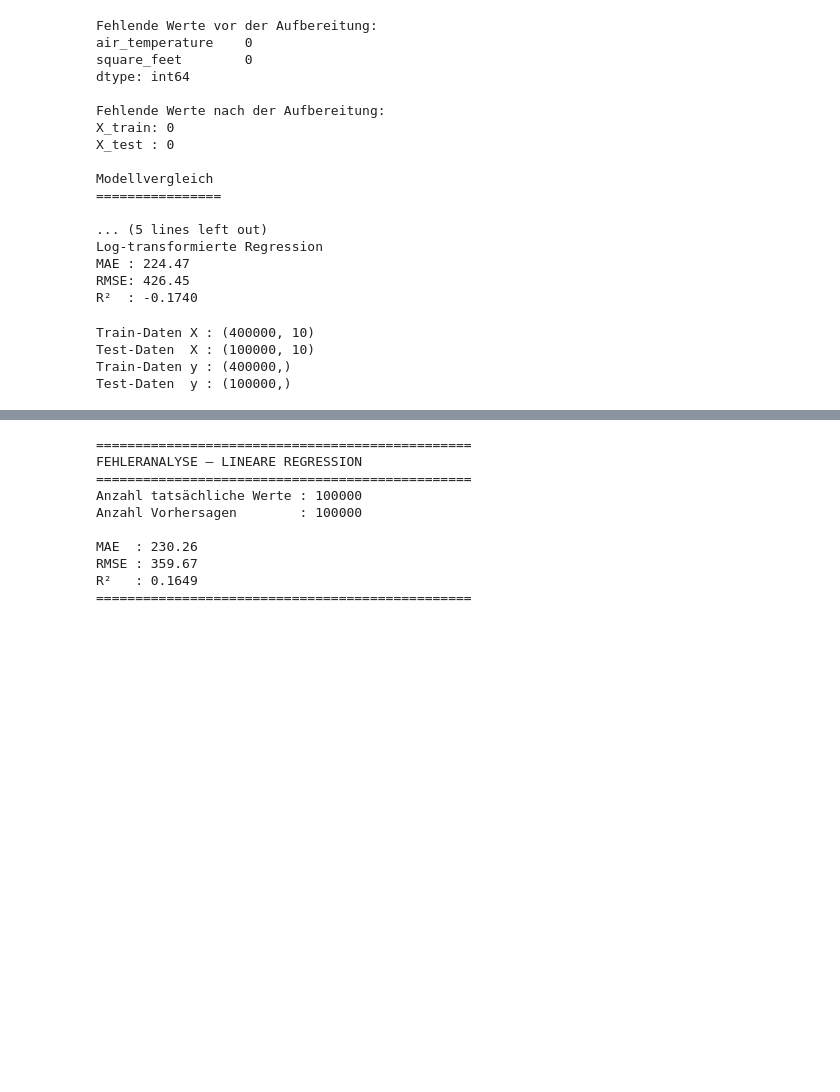
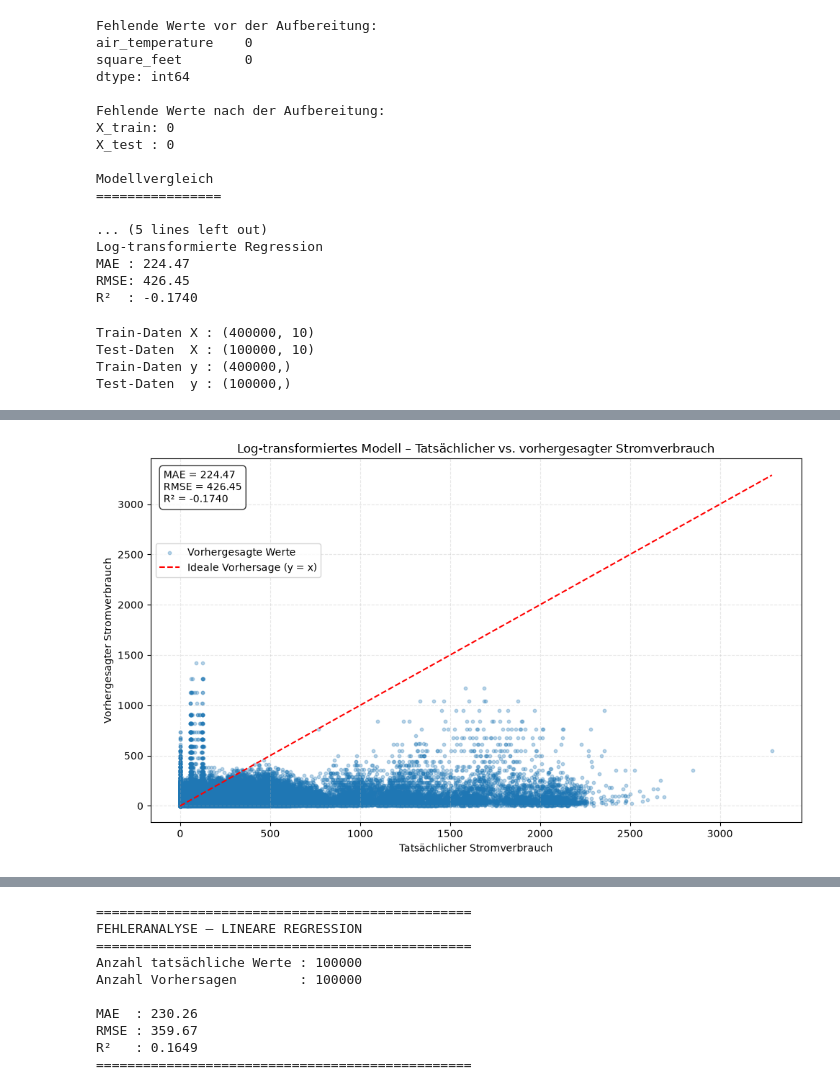
Before and after one commit to Dian026/ASHRAE-Energy-Analysis, a Jupyter notebook: 04_Machine_Learning/ml_model.ipynb, the cells around one changed output, grey strips where cells are left out. Cells and saved outputs as stored; diff of their text form; code cells hidden in the pictures; blank space fills up the shorter version.

```diff
--- a/04_Machine_Learning/ml_model.ipynb
+++ b/04_Machine_Learning/ml_model.ipynb
@@ -601,0 +502,80 @@ R²                 : 0.9953
+# %%
+
+# =================================================================
+# 11 – Visualisierung: Log-transformiertes Modell
+# Zweck: Tatsächliche vs. vorhergesagte Werte
+# =================================================================
+
+import matplotlib.pyplot as plt
+import numpy as np
+
+from sklearn.metrics import (
+    mean_absolute_error,
+    mean_squared_error,
+    r2_score
+)
+
+# Tatsächliche und vorhergesagte Werte
+y_true = np.asarray(y_test)
+y_pred = np.asarray(y_pred_log_original)
+
+# Kennzahlen berechnen
+mae = mean_absolute_error(y_true, y_pred)
+rmse = np.sqrt(mean_squared_error(y_true, y_pred))
+r2 = r2_score(y_true, y_pred)
+
+plt.figure(figsize=(10, 6))
+
+# Vorhergesagte Werte
+plt.scatter(
+    y_true,
+    y_pred,
+    alpha=0.3,
+    s=10,
+    label="Vorhergesagte Werte"
+)
+
+# Ideale Vorhersage
+min_value = min(y_true.min(), y_pred.min())
+max_value = max(y_true.max(), y_pred.max())
+
+plt.plot(
+    [min_value, max_value],
+    [min_value, max_value],
+    color="red",
+    linestyle="--",
+    linewidth=1.5,
+    label="Ideale Vorhersage (y = x)"
+)
+
+plt.xlabel("Tatsächlicher Stromverbrauch")
+plt.ylabel("Vorhergesagter Stromverbrauch")
+
+plt.title(
+    "Log-transformiertes Modell – Tatsächlicher vs. vorhergesagter Stromverbrauch"
+)
+
+# Kennzahlen direkt im Diagramm anzeigen
+plt.text(
+    0.02,
+    0.97,
+    f"MAE = {mae:.2f}\n"
+    f"RMSE = {rmse:.2f}\n"
+    f"R² = {r2:.4f}",
+    transform=plt.gca().transAxes,
+    verticalalignment="top",
+    bbox=dict(
+        boxstyle="round,pad=0.4",
+        facecolor="white",
+        alpha=0.8
+    )
+)
+
+# Legende direkt im Diagramm
+plt.legend(loc="upper left", bbox_to_anchor=(0, 0.78))
+
+plt.grid(linestyle="--", alpha=0.3)
+plt.tight_layout()
+plt.show()
+# %% [output]
+[figure, added]
```
Also changed, not shown: parts of 11 cells of this notebook, 1 other file.
